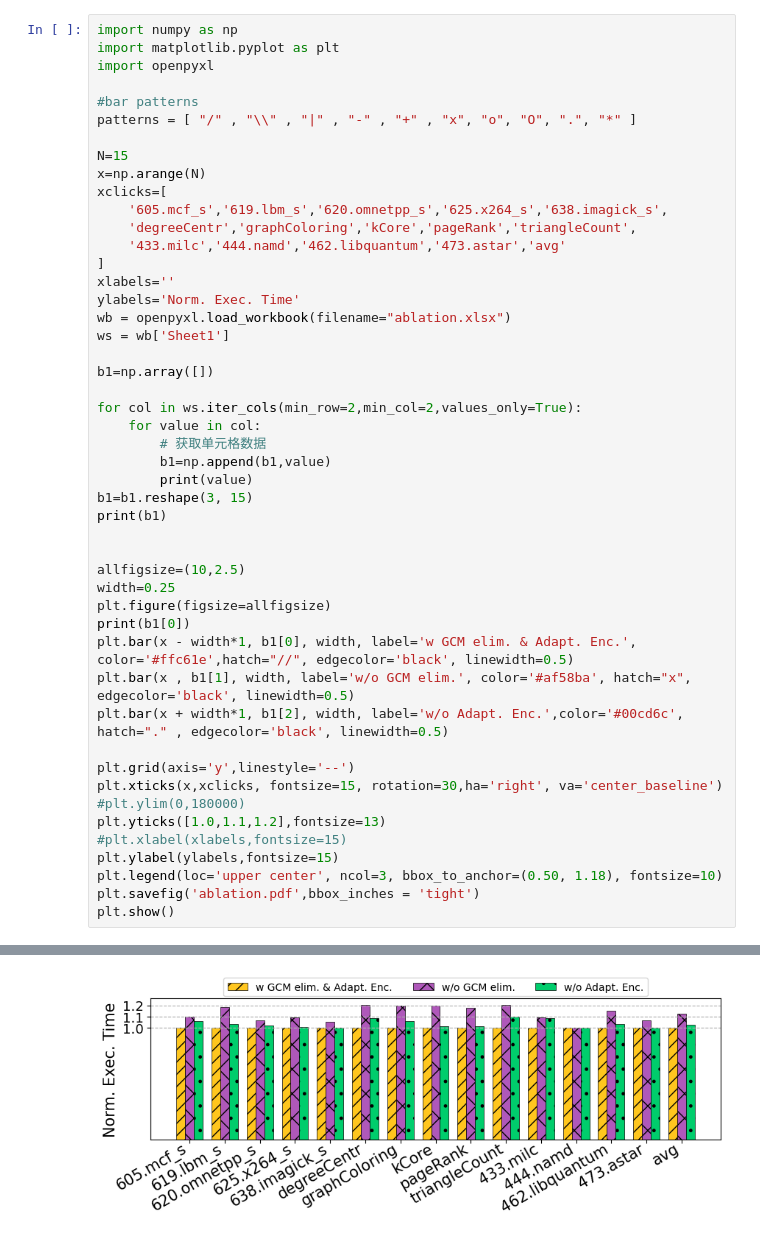
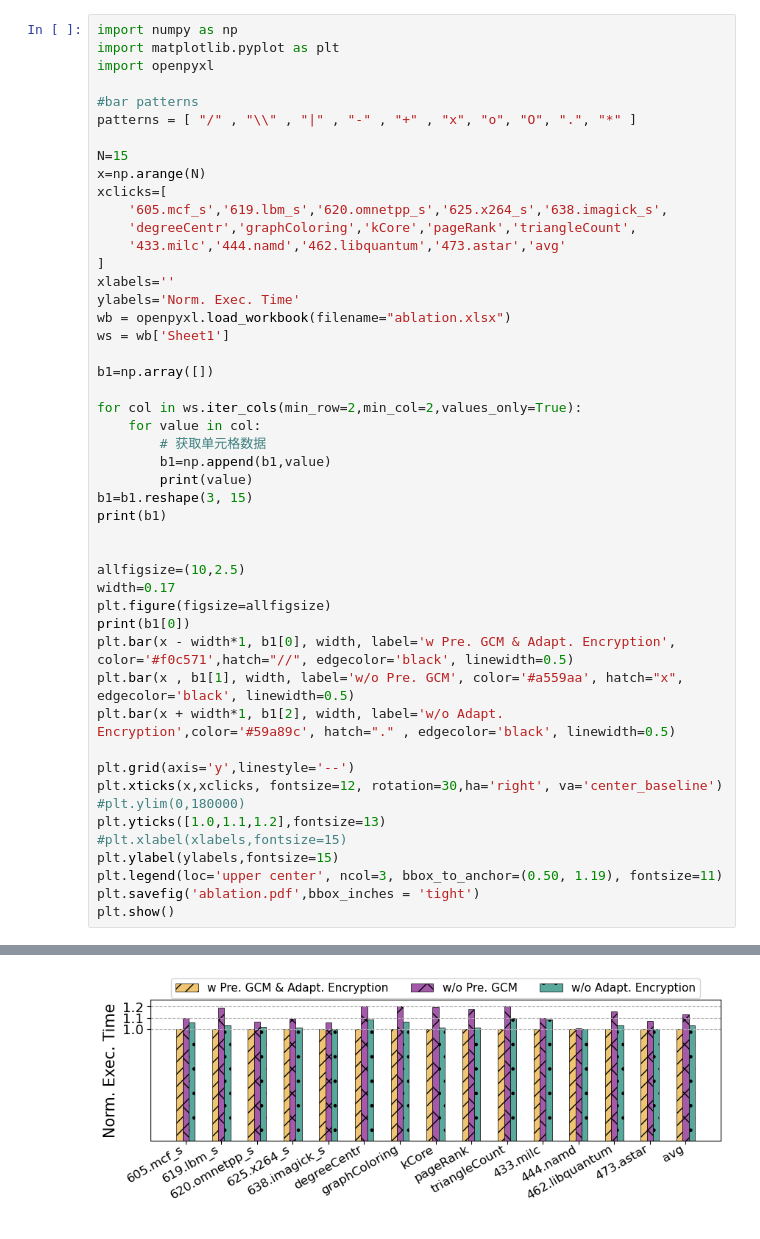
Before and after one commit to LichK9/fig_script, a Jupyter notebook: ablation/ablation.ipynb, the cells around one changed output, grey strips where cells are left out. Saved outputs shown, nothing was run; the diff lists cells and outputs as text.

```diff
--- a/ablation/ablation.ipynb
+++ b/ablation/ablation.ipynb
@@ -30,38 +30,38 @@ print(b1)
 
 
 allfigsize=(10,2.5)
-width=0.25
+width=0.17
 plt.figure(figsize=allfigsize)
 print(b1[0])
-plt.bar(x - width*1, b1[0], width, label='w GCM elim. & Adapt. Enc.', color='#ffc61e',hatch="//", edgecolor='black', linewidth=0.5)
-plt.bar(x , b1[1], width, label='w/o GCM elim.', color='#af58ba', hatch="x", edgecolor='black', linewidth=0.5)
-plt.bar(x + width*1, b1[2], width, label='w/o Adapt. Enc.',color='#00cd6c', hatch="." , edgecolor='black', linewidth=0.5)
+plt.bar(x - width*1, b1[0], width, label='w Pre. GCM & Adapt. Encryption', color='#f0c571',hatch="//", edgecolor='black', linewidth=0.5)
+plt.bar(x , b1[1], width, label='w/o Pre. GCM', color='#a559aa', hatch="x", edgecolor='black', linewidth=0.5)
+plt.bar(x + width*1, b1[2], width, label='w/o Adapt. Encryption',color='#59a89c', hatch="." , edgecolor='black', linewidth=0.5)
 
 plt.grid(axis='y',linestyle='--')
-plt.xticks(x,xclicks, fontsize=15, rotation=30,ha='right', va='center_baseline')
+plt.xticks(x,xclicks, fontsize=12, rotation=30,ha='right', va='center_baseline')
 #plt.ylim(0,180000)
 plt.yticks([1.0,1.1,1.2],fontsize=13)
 #plt.xlabel(xlabels,fontsize=15)
 plt.ylabel(ylabels,fontsize=15)
-plt.legend(loc='upper center', ncol=3, bbox_to_anchor=(0.50, 1.18), fontsize=10)
+plt.legend(loc='upper center', ncol=3, bbox_to_anchor=(0.50, 1.19), fontsize=11)
 plt.savefig('ablation.pdf',bbox_inches = 'tight')
 plt.show()
 # %% [output]
 1
 1
 1
 1
 1
 1
 1
 1
 1
 1
 1
 1
 ... (39 lines left out)
  [1.06       1.03135796 1.02       1.01066927 1.         1.08393481
   1.06310334 1.01252298 1.01179777 1.1        1.08544654 1.00001749
   1.03311122 0.99999999 1.03039821]]
 [1. 1. 1. 1. 1. 1. 1. 1. 1. 1. 1. 1. 1. 1. 1.]
-[figure, old version]
+[figure, new version]
```
Also changed, not shown: 31 other files.
